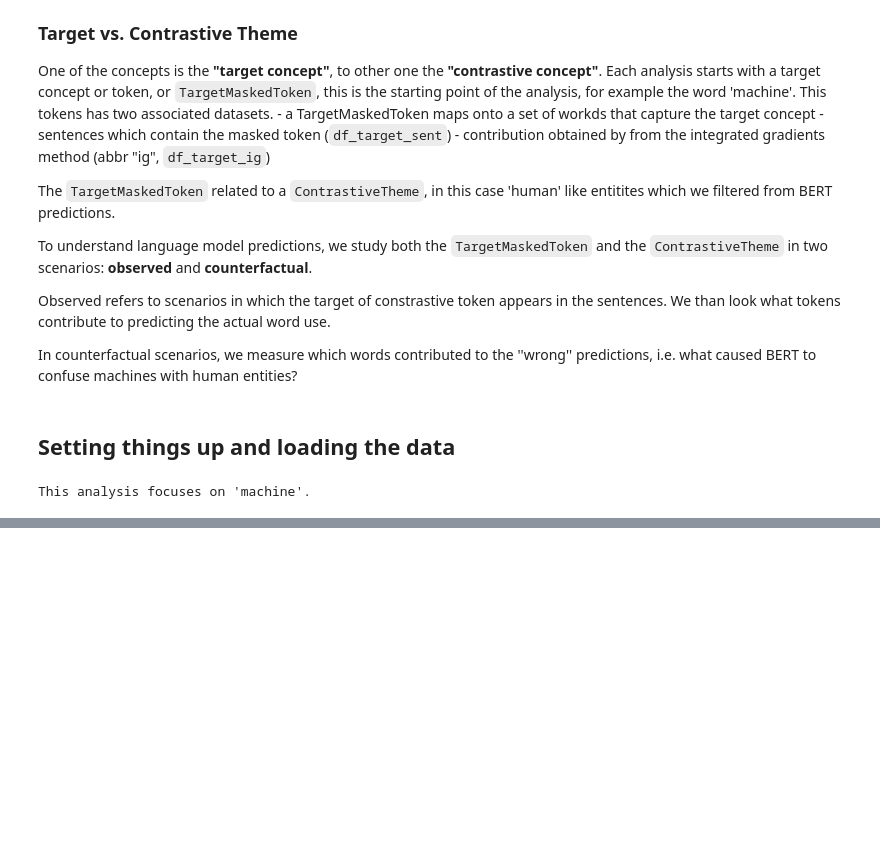
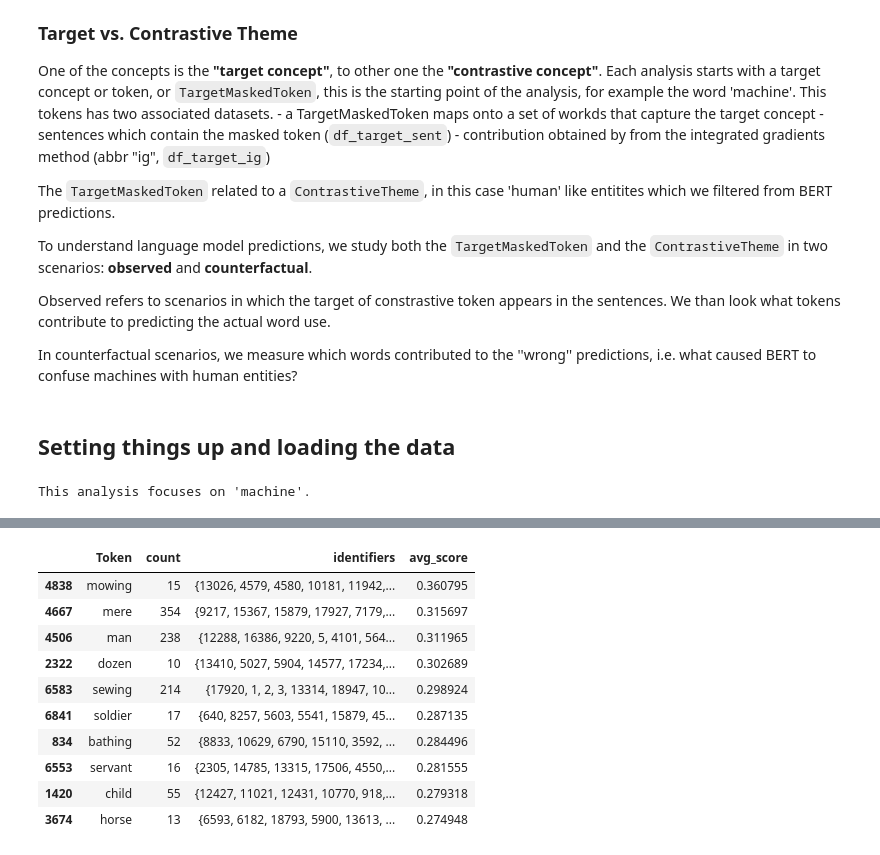
Before and after one commit to Text-Machine/mask-predict, a Jupyter notebook: 3-thematic-analysis-ig.ipynb, the cells around one changed output, grey strips where cells are left out. Saved outputs shown, nothing was run; the diff lists cells and outputs as text; code cells hidden in the pictures; blank space fills up the shorter version.

```diff
--- a/3-thematic-analysis-ig.ipynb
+++ b/3-thematic-analysis-ig.ipynb
@@ -96,0 +144,17 @@ Name: Token, Length: 71, dtype: str " Upon the ground - where they had kneeled,
+# %%
+
+min_count = 10
+df_result = df_comparisonConcept[df_comparisonConcept['count'] >= min_count].sort_values(by='avg_score', ascending=False)
+df_result.head(10)
+# %% [output]
+|  | Token | count | identifiers | avg_score |
+| 4838 | mowing | 15 | {13026, 4579, 4580, 10181, 11942,... | 0.360795 |
+| 4667 | mere | 354 | {9217, 15367, 15879, 17927, 7179,... | 0.315697 |
+| 4506 | man | 238 | {12288, 16386, 9220, 5, 4101, 564... | 0.311965 |
+| 2322 | dozen | 10 | {13410, 5027, 5904, 14577, 17234,... | 0.302689 |
+| 6583 | sewing | 214 | {17920, 1, 2, 3, 13314, 18947, 10... | 0.298924 |
+| 6841 | soldier | 17 | {640, 8257, 5603, 5541, 15879, 45... | 0.287135 |
+| 834 | bathing | 52 | {8833, 10629, 6790, 15110, 3592, ... | 0.284496 |
+| 6553 | servant | 16 | {2305, 14785, 13315, 17506, 4550,... | 0.281555 |
+| 1420 | child | 55 | {12427, 11021, 12431, 10770, 918,... | 0.279318 |
+| 3674 | horse | 13 | {6593, 6182, 18793, 5900, 13613, ... | 0.274948 |
```
Also changed, not shown: parts of 48 cells of this notebook, 12 other files.
